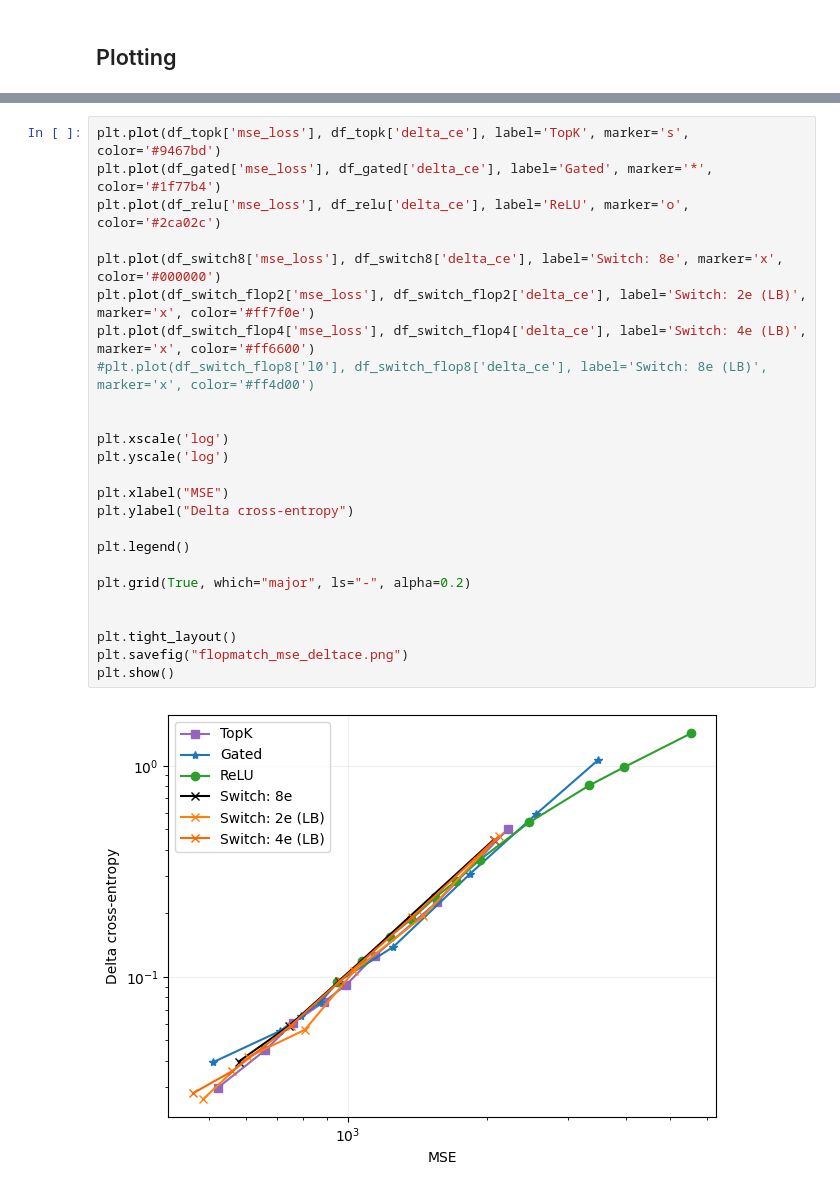
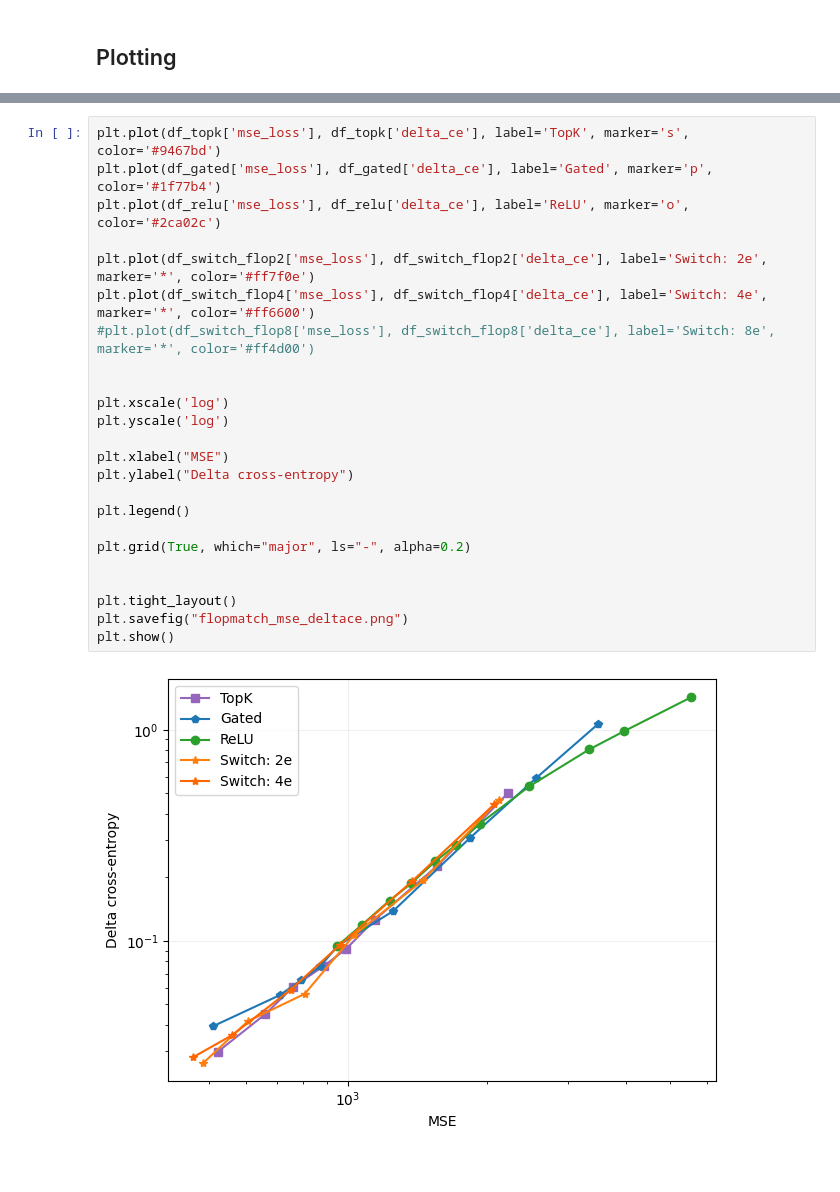
Before and after one commit to amudide/switch_sae, a Jupyter notebook: results/primary/primary-flop-match.ipynb, the cells around one changed output, grey strips where cells are left out. Drawn from its saved outputs; the diff is of its cells as text.

```diff
--- a/results/primary/primary-flop-match.ipynb
+++ b/results/primary/primary-flop-match.ipynb
@@ -182,27 +172,26 @@ plt.show()
 # %%
 plt.plot(df_topk['mse_loss'], df_topk['delta_ce'], label='TopK', marker='s', color='#9467bd')
-plt.plot(df_gated['mse_loss'], df_gated['delta_ce'], label='Gated', marker='*', color='#1f77b4')
+plt.plot(df_gated['mse_loss'], df_gated['delta_ce'], label='Gated', marker='p', color='#1f77b4')
 plt.plot(df_relu['mse_loss'], df_relu['delta_ce'], label='ReLU', marker='o', color='#2ca02c')
 
-plt.plot(df_switch8['mse_loss'], df_switch8['delta_ce'], label='Switch: 8e', marker='x', color='#000000')
-plt.plot(df_switch_flop2['mse_loss'], df_switch_flop2['delta_ce'], label='Switch: 2e (LB)', marker='x', color='#ff7f0e')
-plt.plot(df_switch_flop4['mse_loss'], df_switch_flop4['delta_ce'], label='Switch: 4e (LB)', marker='x', color='#ff6600')
-#plt.plot(df_switch_flop8['l0'], df_switch_flop8['delta_ce'], label='Switch: 8e (LB)', marker='x', color='#ff4d00')
+plt.plot(df_switch_flop2['mse_loss'], df_switch_flop2['delta_ce'], label='Switch: 2e', marker='*', color='#ff7f0e')
+plt.plot(df_switch_flop4['mse_loss'], df_switch_flop4['delta_ce'], label='Switch: 4e', marker='*', color='#ff6600')
+#plt.plot(df_switch_flop8['mse_loss'], df_switch_flop8['delta_ce'], label='Switch: 8e', marker='*', color='#ff4d00')
 
 
 plt.xscale('log')
 plt.yscale('log')
 
 plt.xlabel("MSE")
 plt.ylabel("Delta cross-entropy")
 
 plt.legend()
 
 plt.grid(True, which="major", ls="-", alpha=0.2)
 
 
 plt.tight_layout()
 plt.savefig("flopmatch_mse_deltace.png")
 plt.show()
 # %% [output]
-[figure, old version]
+[figure, new version]
```
Also changed, not shown: parts of 6 cells of this notebook, 5 other files.
